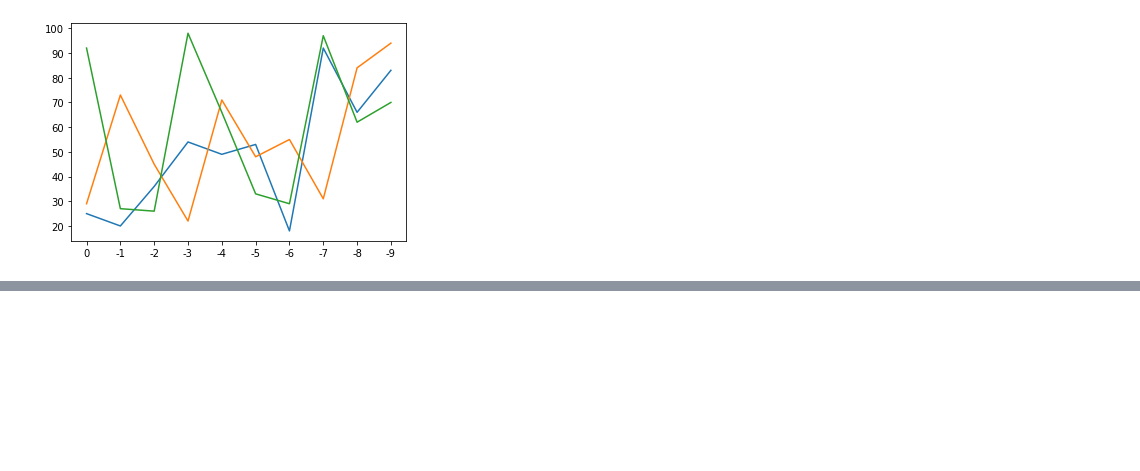
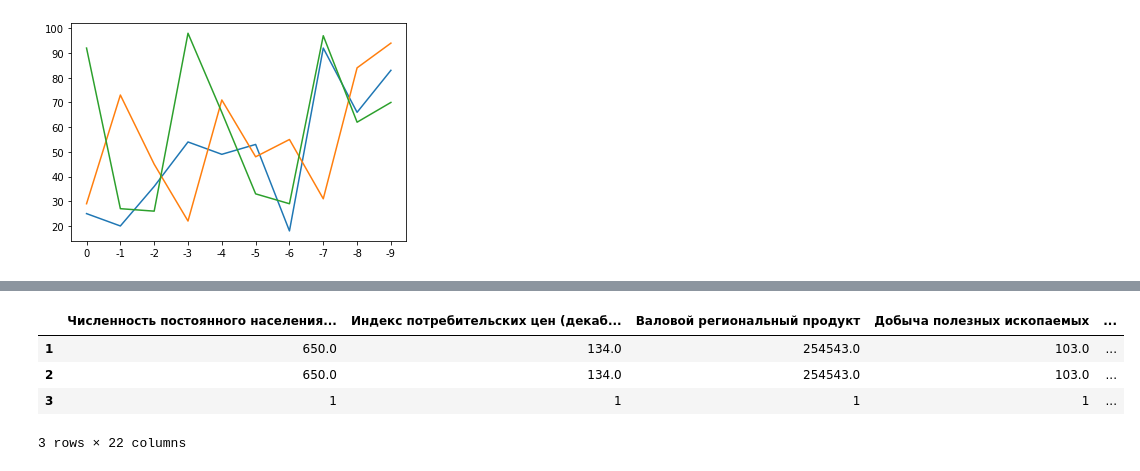
Before and after one commit to deethereal/DigitalLeaders_budget_10_HACK, a Jupyter notebook: Portnov_demo_test.ipynb, the cells around one changed output, grey strips where cells are left out. Drawn from its saved outputs; the diff is of its cells as text; code cells hidden in the pictures; blank space fills up the shorter version.

```diff
--- a/Portnov_demo_test.ipynb
+++ b/Portnov_demo_test.ipynb
@@ -68,0 +98,17 @@ plt.xticks([i for i in range(10)],[-i for i in range(10)])
+# %%
+df = pd.read_excel('test.xlsx')
+# %%
+drop_ids = []
+for i, value in enumerate(df.loc[1]):
+    if pd.isna(value):
+        drop_ids.append(i)
+
+df = df.drop([df.columns[i] for i in drop_ids], axis = 1)
+# %%
+df
+# %% [output]
+|  | Численность постоянного населения... | Индекс потребительских цен (декаб... | Валовой региональный продукт | Добыча полезных ископаемых | ... |
+| 1 | 650.0 | 134.0 | 254543.0 | 103.0 | ... |
+| 2 | 650.0 | 134.0 | 254543.0 | 103.0 | ... |
+| 3 | 1 | 1 | 1 | 1 | ... |
+3 rows × 22 columns
```
Also changed, not shown: parts of 2 cells of this notebook, 3 other files.
